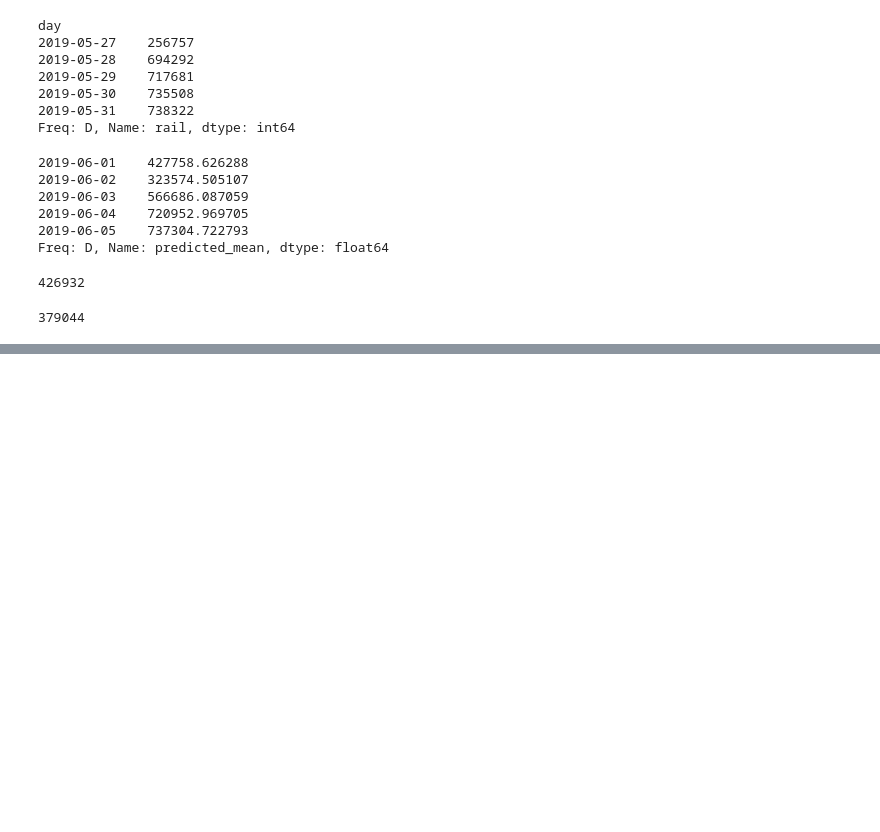
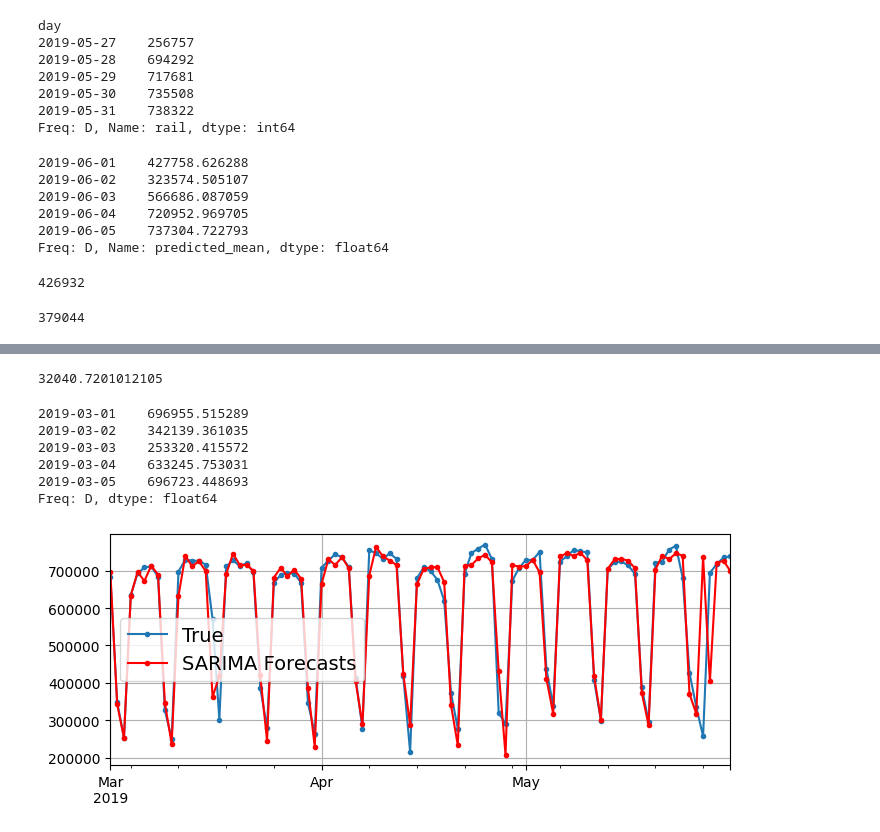
Before and after one commit to mariabaladuggimpudi/ml-practice, a Jupyter notebook: time_series/forecasting.ipynb, the cells around one changed output, grey strips where cells are left out. Cells and saved outputs as stored; diff of their text form; code cells hidden in the pictures; blank space fills up the shorter version.

Commit message:
Added Linear Tensorflow Forecasting

```diff
--- a/time_series/forecasting.ipynb
+++ b/time_series/forecasting.ipynb
@@ -303,3 +303,6 @@ df["rail"].loc["2019-05-25"]
 df["rail"].loc["2019-06-01"]
 # %% [output]
 379044
+# %%
+origin, start_date, end_date = "2019-01-01", "2019-03-01", "2019-05-31"
+time_period = pd.date_range(start_date, end_date)
@@ -305,0 +349,35 @@ df["rail"].loc["2019-06-01"]
+# %%
+rail_series = df.loc[origin:end_date]["rail"].asfreq("D")
+y_preds = []
+for today in time_period.shift(-1):
+    model = ARIMA(rail_series[origin:today],  # train on data up to "today"
+                  order=(1, 0, 0),
+                  seasonal_order=(0, 1, 1, 7))
+    model = model.fit()  # note that we retrain the model every day!
+    y_pred = model.forecast()[0]
+    y_preds.append(y_pred)
+
+y_preds = pd.Series(y_preds, index=time_period)
+mae = (y_preds - rail_series[time_period]).abs().mean()  # returns 32,040.7
+# %%
+mae
+# %% [output]
+32040.7201012105
+# %%
+y_preds.head()
+# %% [output]
+2019-03-01    696955.515289
+2019-03-02    342139.361035
+2019-03-03    253320.415572
+2019-03-04    633245.753031
+2019-03-05    696723.448693
+Freq: D, dtype: float64
+# %%
+# extra code – displays the SARIMA forecasts
+fig, ax = plt.subplots(figsize=(8, 3))
+rail_series.loc[time_period].plot(label="True", ax=ax, marker=".", grid=True)
+ax.plot(y_preds, color="r", marker=".", label="SARIMA Forecasts")
+plt.legend()
+plt.show()
+# %% [output]
+[figure, added]
```
Also changed, not shown: parts of 15 cells of this notebook.
